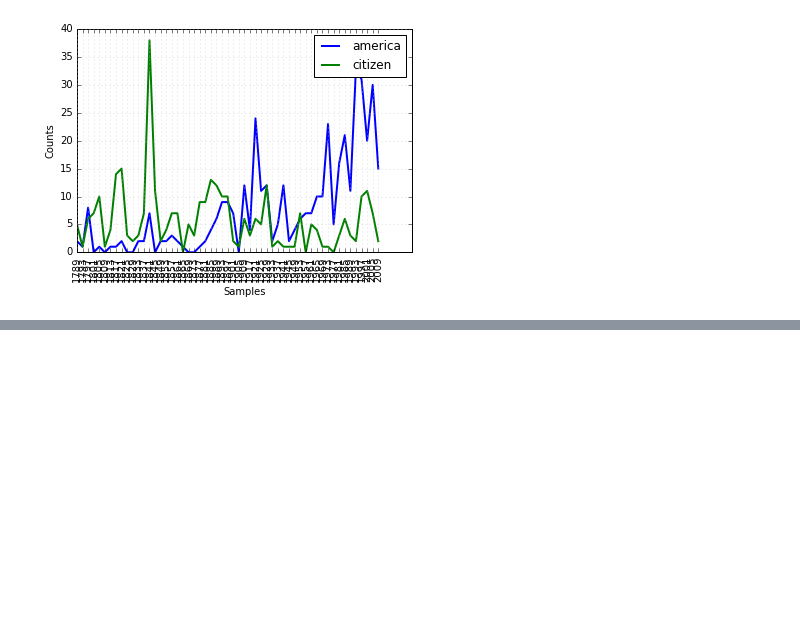
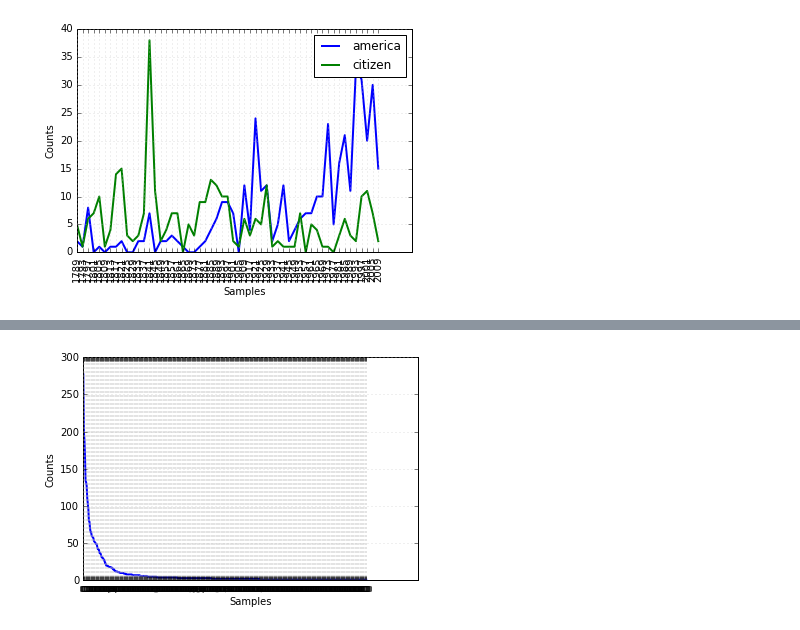
Before and after one commit to KT12/NLTK, a Jupyter notebook: NLTK_Tutorial_Ch_2.ipynb, the cells around one changed output, grey strips where cells are left out. Drawn from its saved outputs; the diff is of its cells as text; code cells hidden in the pictures; blank space fills up the shorter version.

```diff
--- a/NLTK_Tutorial_Ch_2.ipynb
+++ b/NLTK_Tutorial_Ch_2.ipynb
@@ -319,0 +375,6 @@ cfd.plot()
+# %%
+raw_text = udhr.raw('Japanese_Nihongo-EUC')
+# %%
+nltk.FreqDist(raw_text).plot()
+# %% [output]
+[figure, added]
```
Also changed, not shown: parts of 51 cells of this notebook.
